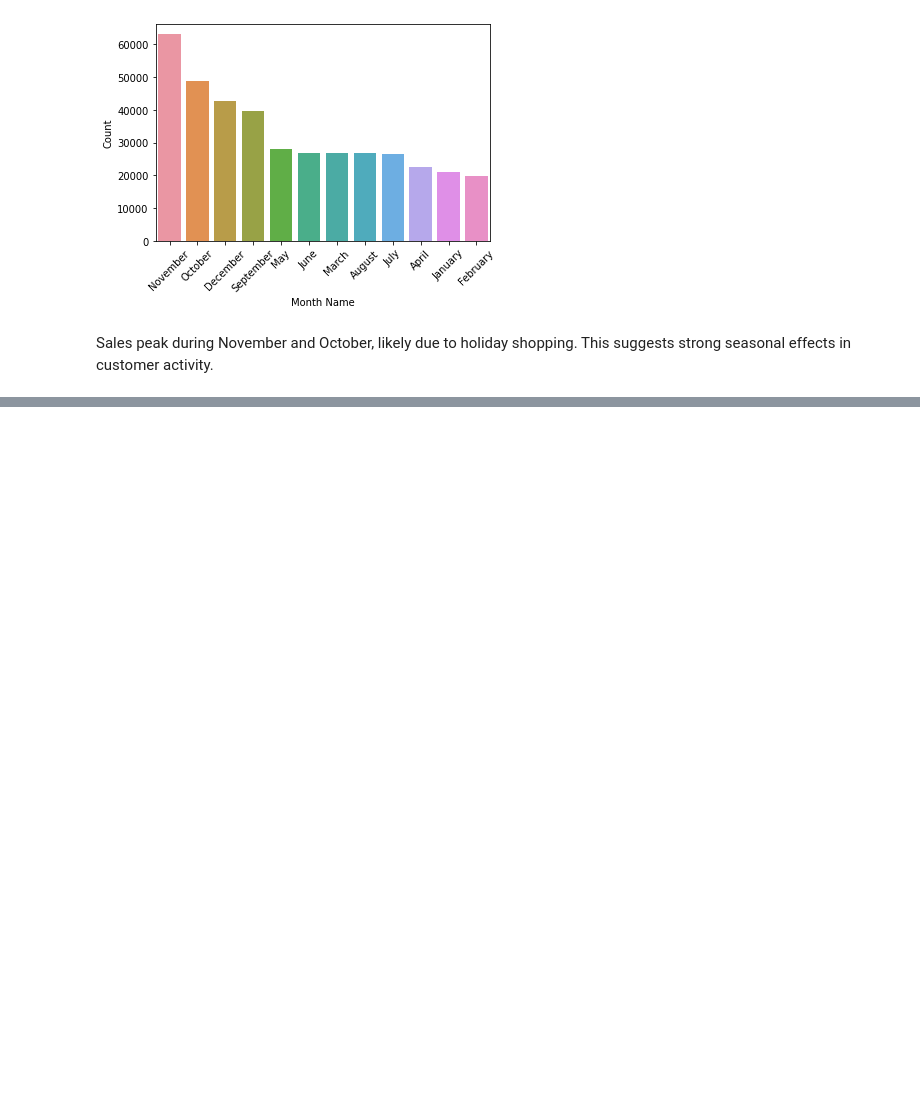
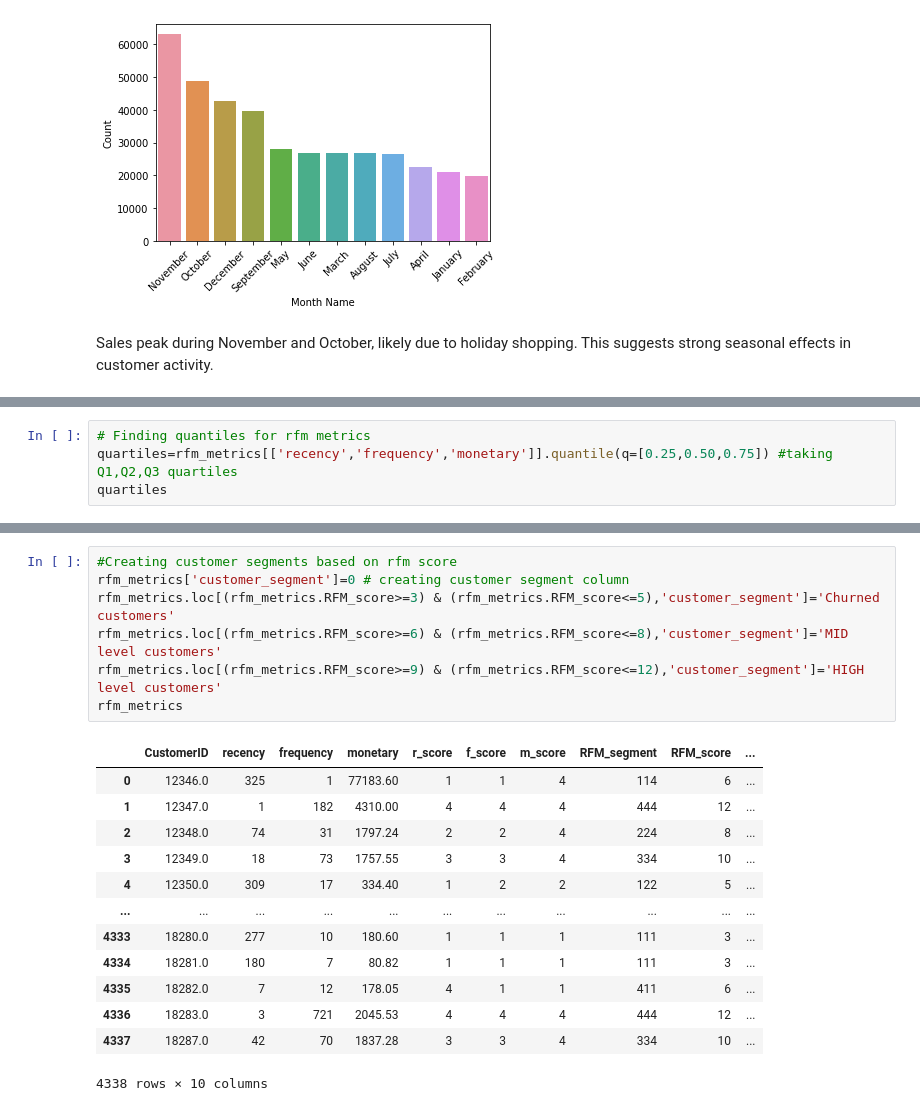
Before and after one commit to MihirKalariya25/MasterProject, a Jupyter notebook: Master_Project_main.ipynb, the cells around one changed output, grey strips where cells are left out. Drawn from its saved outputs; the diff is of its cells as text; blank space fills up the shorter version.

```diff
--- a/Master_Project_main.ipynb
+++ b/Master_Project_main.ipynb
@@ -259,0 +295,4 @@ Sales peak during November and October, likely due to holiday shopping. This sug
+# %%
+# Finding quantiles for rfm metrics
+quartiles=rfm_metrics[['recency','frequency','monetary']].quantile(q=[0.25,0.50,0.75]) #taking Q1,Q2,Q3 quartiles
+quartiles
@@ -259,0 +392,21 @@ Sales peak during November and October, likely due to holiday shopping. This sug
+# %%
+#Creating customer segments based on rfm score
+rfm_metrics['customer_segment']=0 # creating customer segment column
+rfm_metrics.loc[(rfm_metrics.RFM_score>=3) & (rfm_metrics.RFM_score<=5),'customer_segment']='Churned customers'
+rfm_metrics.loc[(rfm_metrics.RFM_score>=6) & (rfm_metrics.RFM_score<=8),'customer_segment']='MID level customers'
+rfm_metrics.loc[(rfm_metrics.RFM_score>=9) & (rfm_metrics.RFM_score<=12),'customer_segment']='HIGH level customers'
+rfm_metrics
+# %% [output]
+|  | CustomerID | recency | frequency | monetary | r_score | f_score | m_score | RFM_segment | RFM_score | ... |
+| 0 | 12346.0 | 325 | 1 | 77183.60 | 1 | 1 | 4 | 114 | 6 | ... |
+| 1 | 12347.0 | 1 | 182 | 4310.00 | 4 | 4 | 4 | 444 | 12 | ... |
+| 2 | 12348.0 | 74 | 31 | 1797.24 | 2 | 2 | 4 | 224 | 8 | ... |
+| 3 | 12349.0 | 18 | 73 | 1757.55 | 3 | 3 | 4 | 334 | 10 | ... |
+| 4 | 12350.0 | 309 | 17 | 334.40 | 1 | 2 | 2 | 122 | 5 | ... |
+| ... | ... | ... | ... | ... | ... | ... | ... | ... | ... | ... |
+| 4333 | 18280.0 | 277 | 10 | 180.60 | 1 | 1 | 1 | 111 | 3 | ... |
+| 4334 | 18281.0 | 180 | 7 | 80.82 | 1 | 1 | 1 | 111 | 3 | ... |
+| 4335 | 18282.0 | 7 | 12 | 178.05 | 4 | 1 | 1 | 411 | 6 | ... |
+| 4336 | 18283.0 | 3 | 721 | 2045.53 | 4 | 4 | 4 | 444 | 12 | ... |
+| 4337 | 18287.0 | 42 | 70 | 1837.28 | 3 | 3 | 4 | 334 | 10 | ... |
+4338 rows × 10 columns
```
Also changed, not shown: parts of 19 cells of this notebook.
